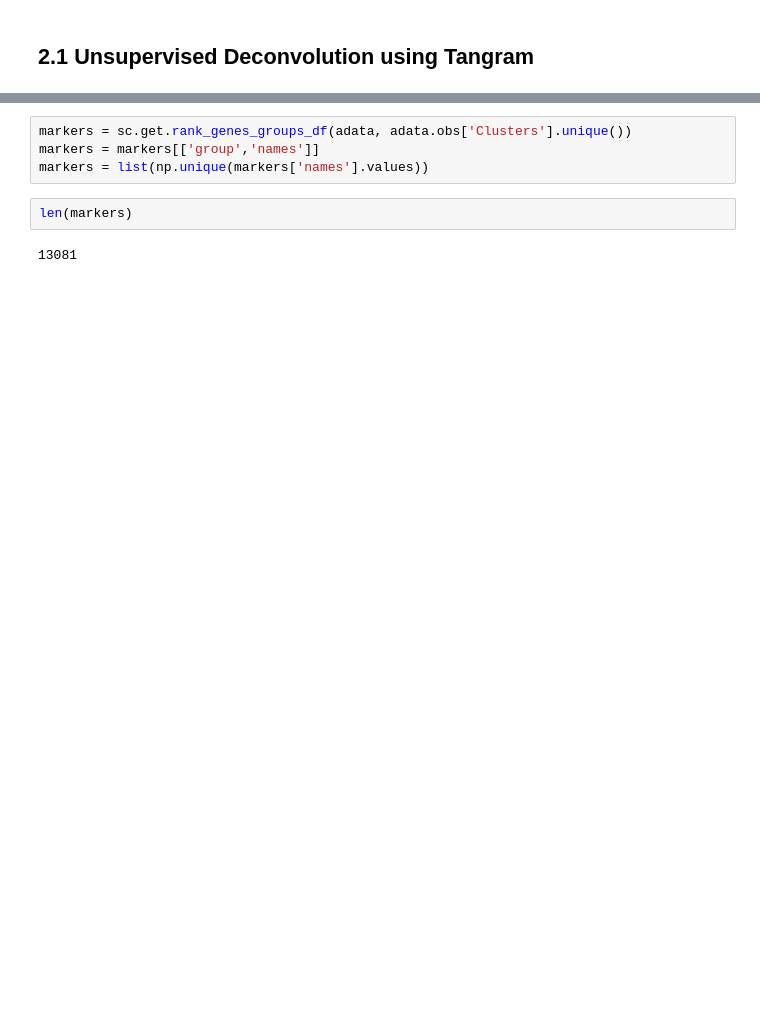
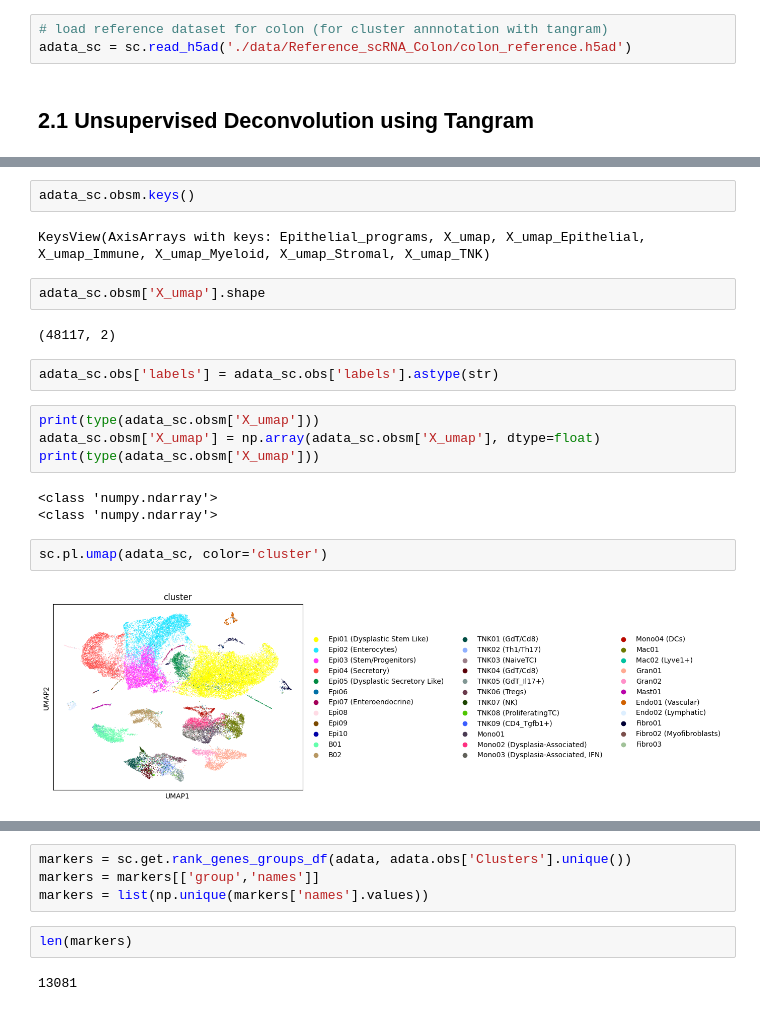
Before and after one commit to ThorstenCodes/spatial-transcriptomics-demo, a Jupyter notebook: dataset2_python/scripts/Deconvolution.ipynb, the cells around one changed output, grey strips where cells are left out. Saved outputs shown, nothing was run; the diff lists cells and outputs as text; blank space fills up the shorter version.

Commit message:
finally found a sc Dataset i can use for colon reference tangram

```diff
--- a/dataset2_python/scripts/Deconvolution.ipynb
+++ b/dataset2_python/scripts/Deconvolution.ipynb
@@ -25,2 +32,5 @@ adata = sc.read_h5ad('./results/preprocessed.h5ad')
+# %%
+# load reference dataset for colon (for cluster annnotation with tangram)
+adata_sc = sc.read_h5ad('./data/Reference_scRNA_Colon/colon_reference.h5ad')
 # %% [markdown]
 ## 2.1  Unsupervised Deconvolution using Tangram
@@ -26,0 +46,21 @@ adata = sc.read_h5ad('./results/preprocessed.h5ad')
+# %%
+adata_sc.obsm.keys()
+# %% [output]
+KeysView(AxisArrays with keys: Epithelial_programs, X_umap, X_umap_Epithelial, X_umap_Immune, X_umap_Myeloid, X_umap_Stromal, X_umap_TNK)
+# %%
+adata_sc.obsm['X_umap'].shape
+# %% [output]
+(48117, 2)
+# %%
+adata_sc.obs['labels'] = adata_sc.obs['labels'].astype(str)
+# %%
+print(type(adata_sc.obsm['X_umap']))
+adata_sc.obsm['X_umap'] = np.array(adata_sc.obsm['X_umap'], dtype=float)
+print(type(adata_sc.obsm['X_umap']))
+# %% [output]
+<class 'numpy.ndarray'>
+<class 'numpy.ndarray'>
+# %%
+sc.pl.umap(adata_sc, color='cluster')
+# %% [output]
+[figure, added]
```
Also changed, not shown: parts of 9 cells of this notebook, 1 other file.
